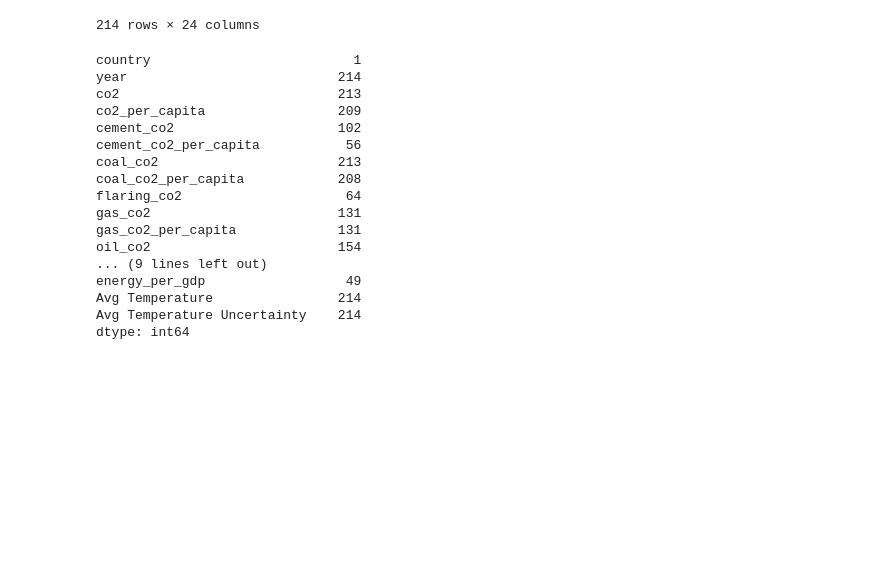
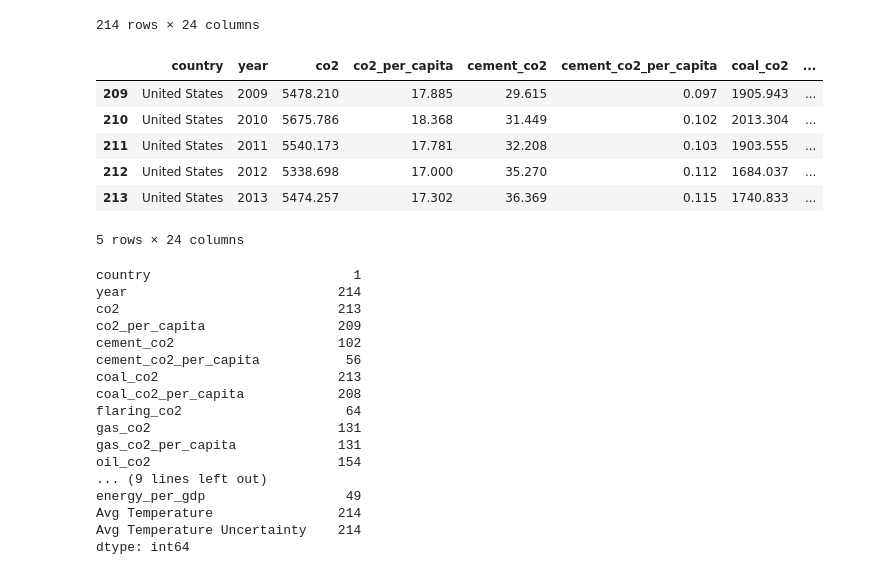
Before and after one commit to moesteelo/Predicting-Temperature-with-CO2-Data, a Jupyter notebook: Jupyter Notebook/Supervised_Machine_Learning_CO2_Data.ipynb, the cells around one changed output. Cells and saved outputs as stored; diff of their text form; code cells hidden in the pictures; blank space fills up the shorter version.

```diff
--- a/Jupyter Notebook/Supervised_Machine_Learning_CO2_Data.ipynb
+++ b/Jupyter Notebook/Supervised_Machine_Learning_CO2_Data.ipynb
@@ -26,6 +26,16 @@ predict_temp_df
 | 212 | United States | 2012 | 5338.698 | 17.000 | 35.270 | 0.112 | 1684.037 | ... |
 | 213 | United States | 2013 | 5474.257 | 17.302 | 36.369 | 0.115 | 1740.833 | ... |
 214 rows × 24 columns
+# %%
+predict_temp_df.tail()
+# %% [output]
+|  | country | year | co2 | co2_per_capita | cement_co2 | cement_co2_per_capita | coal_co2 | ... |
+| 209 | United States | 2009 | 5478.210 | 17.885 | 29.615 | 0.097 | 1905.943 | ... |
+| 210 | United States | 2010 | 5675.786 | 18.368 | 31.449 | 0.102 | 2013.304 | ... |
+| 211 | United States | 2011 | 5540.173 | 17.781 | 32.208 | 0.103 | 1903.555 | ... |
+| 212 | United States | 2012 | 5338.698 | 17.000 | 35.270 | 0.112 | 1684.037 | ... |
+| 213 | United States | 2013 | 5474.257 | 17.302 | 36.369 | 0.115 | 1740.833 | ... |
+5 rows × 24 columns
 # %%
 predict_temp_df.nunique()
 # %% [output]
```
Also changed, not shown: parts of 6 cells of this notebook.
